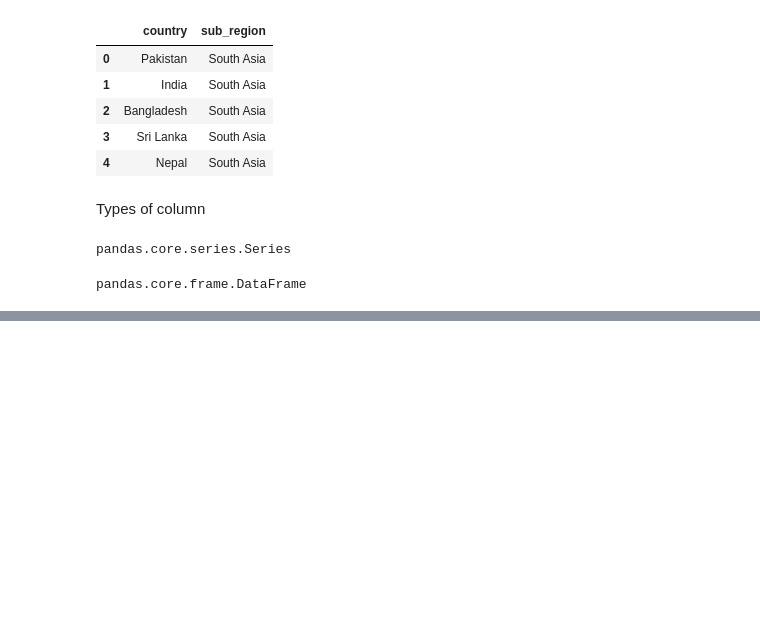
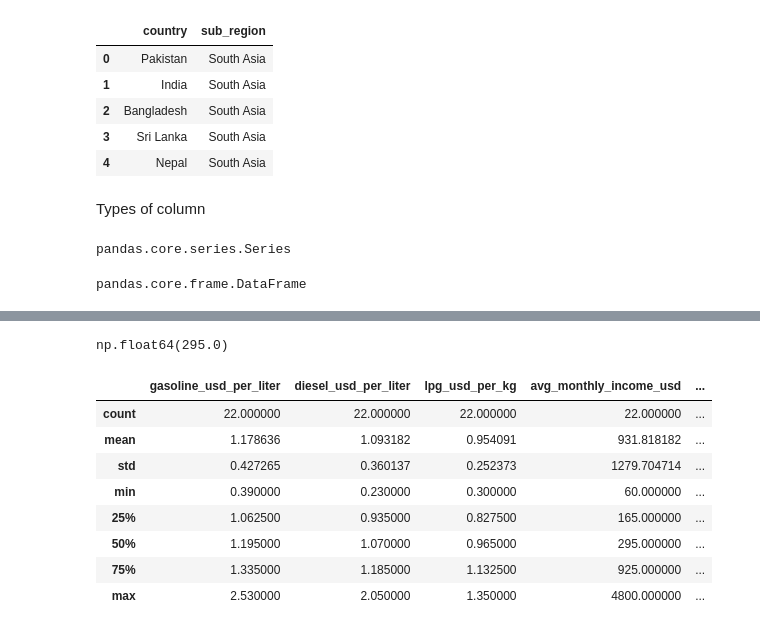
Before and after one commit to root-rashed/Pandas-Exercise, a Jupyter notebook: day_04(kaggle_sheet_function).ipynb, the cells around one changed output, grey strips where cells are left out. Cells and saved outputs as stored; diff of their text form; code cells hidden in the pictures; blank space fills up the shorter version.

```diff
--- a/day_04(kaggle_sheet_function).ipynb
+++ b/day_04(kaggle_sheet_function).ipynb
@@ -133,0 +183,16 @@ pandas.core.frame.DataFrame
+# %%
+df['avg_monthly_income_usd'].quantile()
+# %% [output]
+np.float64(295.0)
+# %%
+df.describe()
+# %% [output]
+|  | gasoline_usd_per_liter | diesel_usd_per_liter | lpg_usd_per_kg | avg_monthly_income_usd | ... |
+| count | 22.000000 | 22.000000 | 22.000000 | 22.000000 | ... |
+| mean | 1.178636 | 1.093182 | 0.954091 | 931.818182 | ... |
+| std | 0.427265 | 0.360137 | 0.252373 | 1279.704714 | ... |
+| min | 0.390000 | 0.230000 | 0.300000 | 60.000000 | ... |
+| 25% | 1.062500 | 0.935000 | 0.827500 | 165.000000 | ... |
+| 50% | 1.195000 | 1.070000 | 0.965000 | 295.000000 | ... |
+| 75% | 1.335000 | 1.185000 | 1.132500 | 925.000000 | ... |
+| max | 2.530000 | 2.050000 | 1.350000 | 4800.000000 | ... |
```
Also changed, not shown: parts of 7 cells of this notebook.
